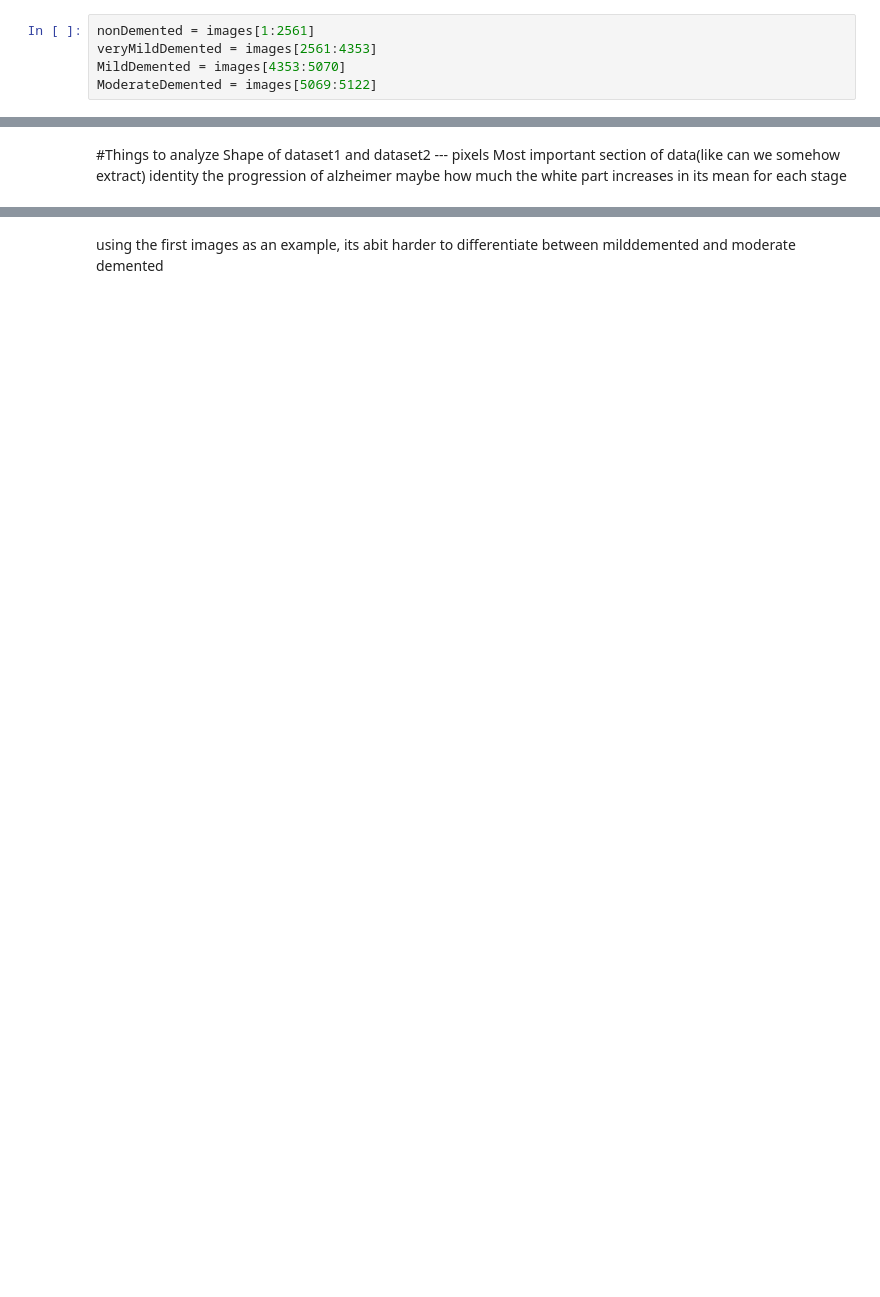
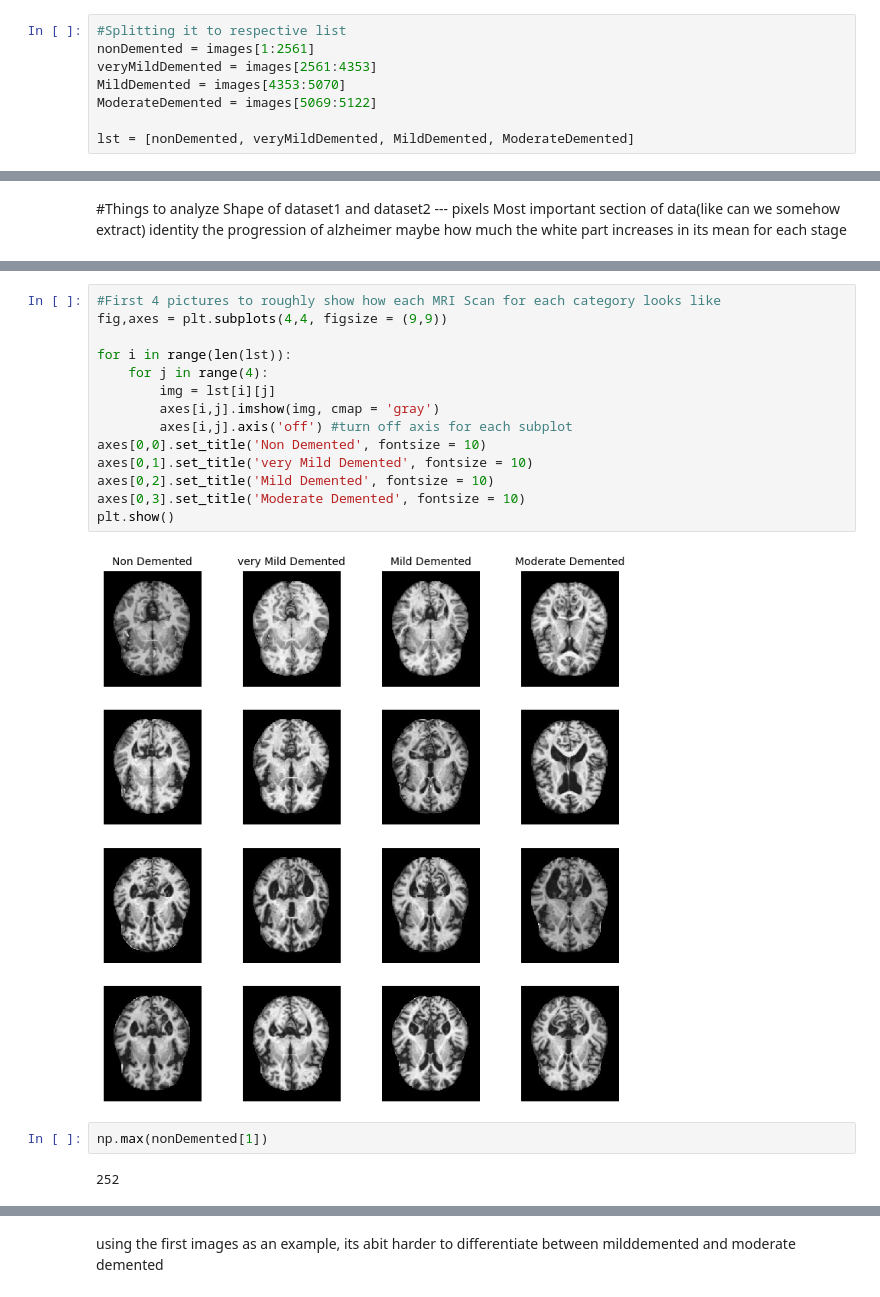
Before and after one commit to Shiraishie/Alzheimer-Detection, a Jupyter notebook: Alzheimer.ipynb, the cells around one changed output, grey strips where cells are left out. Saved outputs shown, nothing was run; the diff lists cells and outputs as text; blank space fills up the shorter version.

```diff
--- a/Alzheimer.ipynb
+++ b/Alzheimer.ipynb
@@ -35,5 +41,8 @@ numberofimages
 # %%
+#Splitting it to respective list
 nonDemented = images[1:2561]
 veryMildDemented = images[2561:4353]
 MildDemented = images[4353:5070]
 ModerateDemented = images[5069:5122]
+
+lst = [nonDemented, veryMildDemented, MildDemented, ModerateDemented]
@@ -52,0 +83,20 @@ identity the progression of alzheimer maybe how much the white part increases in
+# %%
+#First 4 pictures to roughly show how each MRI Scan for each category looks like
+fig,axes = plt.subplots(4,4, figsize = (9,9))
+
+for i in range(len(lst)):
+    for j in range(4):
+        img = lst[i][j]
+        axes[i,j].imshow(img, cmap = 'gray')
+        axes[i,j].axis('off') #turn off axis for each subplot
+axes[0,0].set_title('Non Demented', fontsize = 10)
+axes[0,1].set_title('very Mild Demented', fontsize = 10)
+axes[0,2].set_title('Mild Demented', fontsize = 10)
+axes[0,3].set_title('Moderate Demented', fontsize = 10)
+plt.show()
+# %% [output]
+[figure, added]
+# %%
+np.max(nonDemented[1])
+# %% [output]
+252
```
Also changed, not shown: parts of 17 cells of this notebook.
